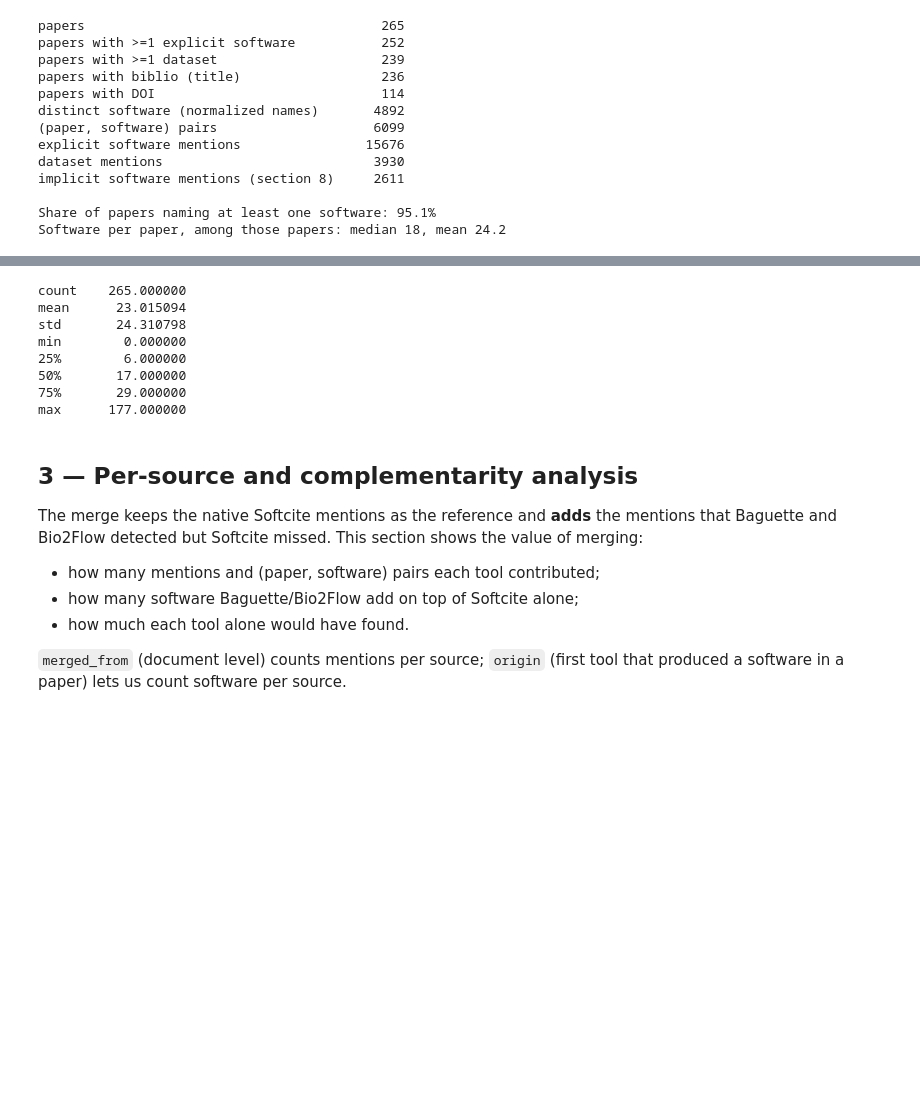
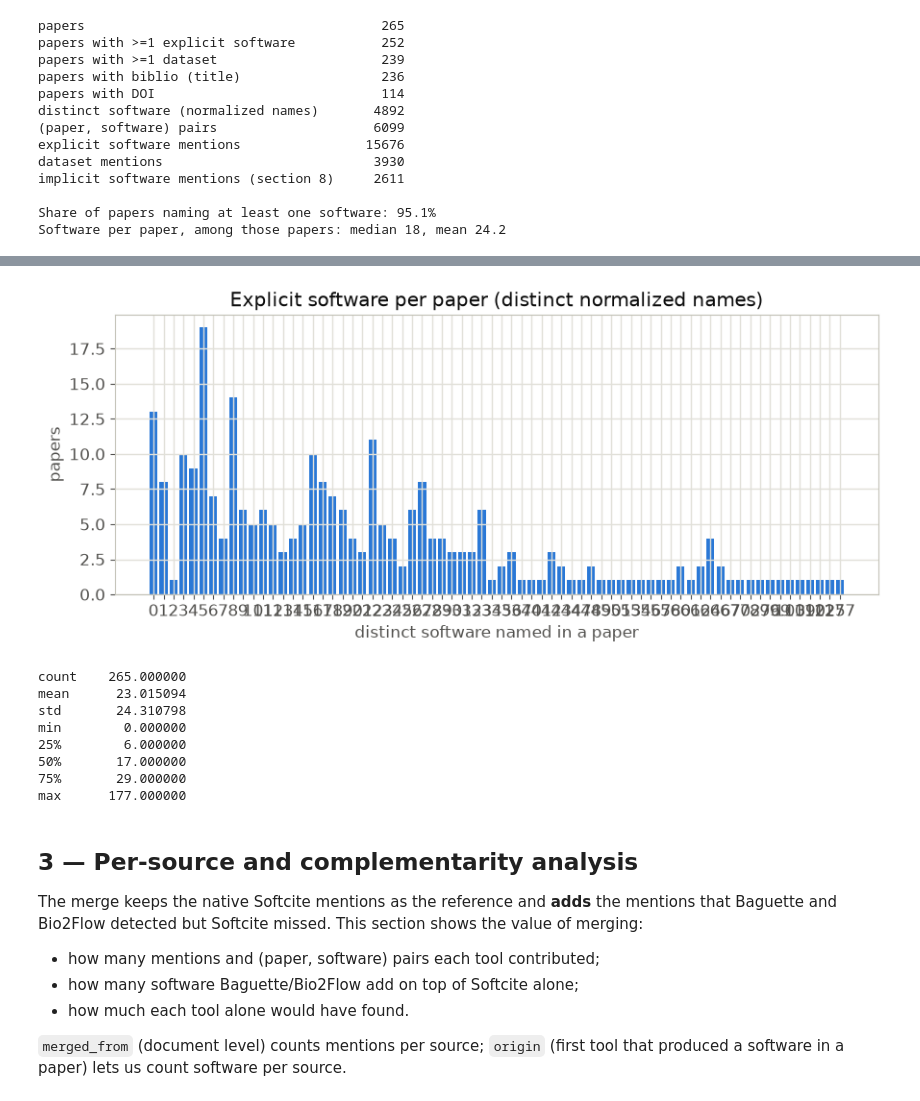
Before and after one commit to HackathonSanteNumerique/hackaton-sante-numerique-2026, a Jupyter notebook: notebooks/merged_analysis.ipynb, the cells around one changed output, grey strips where cells are left out. Cells and saved outputs as stored; diff of their text form; code cells hidden in the pictures; blank space fills up the shorter version.

Commit message:
fix: display graph

```diff
--- a/notebooks/merged_analysis.ipynb
+++ b/notebooks/merged_analysis.ipynb
@@ -386,14 +387,14 @@ Share of papers naming at least one software: 95.1%
 Software per paper, among those papers: median 18, mean 24.2
 # %%
 # Distribution of distinct software per paper
-per_paper = papers["n_software"].value_counts().reindex(range(papers["n_software"].max() + 1), fill_value=0)
-fig = go.Figure(go.Bar(
-    x=per_paper.index, y=per_paper.values, marker=dict(color=STYLE["series"][0], line=dict(color=STYLE["surface"], width=1)),
-    hovertemplate="%{y} papers name %{x} distinct software<extra></extra>"))
-fig.update_layout(title="Explicit software per paper (distinct normalized names)", bargap=0, height=380,
-                  xaxis_title="distinct software named in a paper", yaxis_title="papers")
-fig.update_xaxes(showgrid=False)
-fig.show()
+per_paper = papers["n_software"].value_counts().sort_index()
+fig, ax = plt.subplots(figsize=(9, 4))
+ax.bar(per_paper.index.astype(str), per_paper.values, color=C[0])
+ax.set_title("Explicit software per paper (distinct normalized names)")
+ax.set_xlabel("distinct software named in a paper")
+ax.set_ylabel("papers")
+plt.tight_layout()
+plt.show()
 
 print(papers["n_software"].describe().to_string())
 # %% [output]
@@ -401,3 +401,4 @@ print(papers["n_software"].describe().to_string())
+[figure, added]
 count    265.000000
 mean      23.015094
 std       24.310798
```
Also changed, not shown: parts of 15 cells of this notebook.
